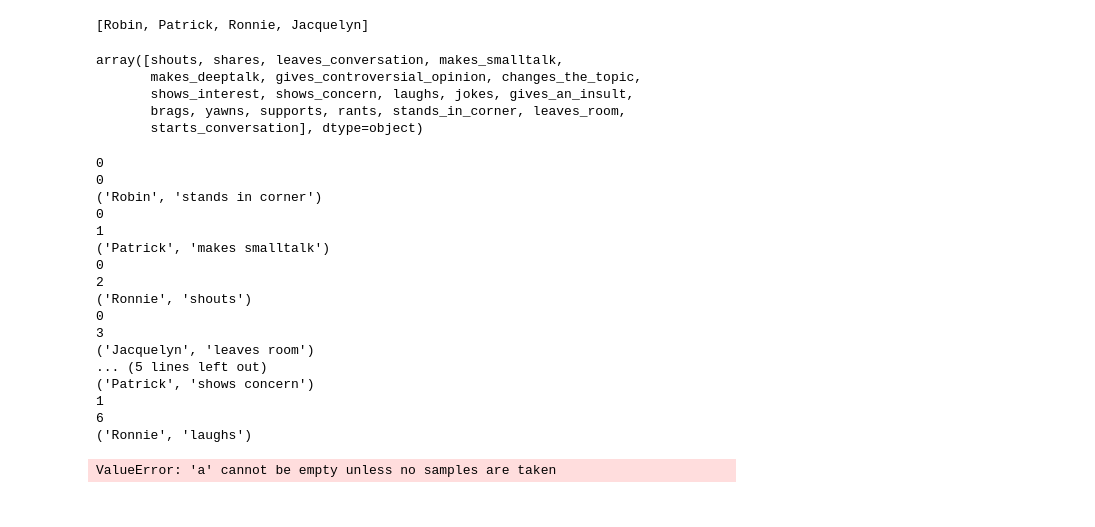
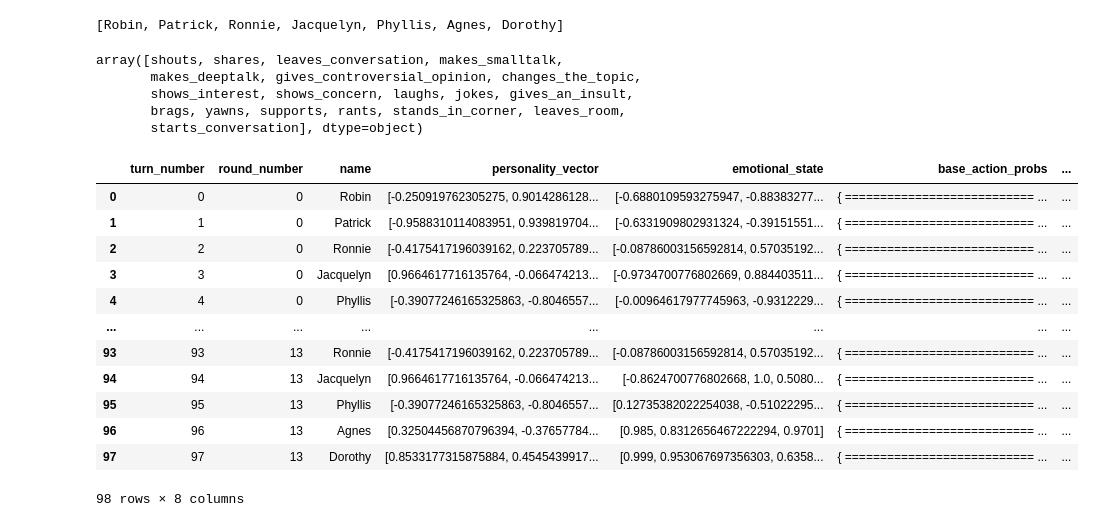
Before and after one commit to mnsinclair/singularity, a Jupyter notebook: metacode.ipynb, the cells around one changed output. Saved outputs shown, nothing was run; the diff lists cells and outputs as text; code cells hidden in the pictures.

```diff
--- a/metacode.ipynb
+++ b/metacode.ipynb
@@ -29,7 +29,7 @@ ROOMS = [HALL, KITCHEN, LOUNGE]
 names = metacode_helpers.get_names(num_names=32)
 np.random.seed(42)
 ALL_PEOPLE = []
-for personality_number in range(4):
+for personality_number in range(7):
     personality_vector = np.random.uniform(low = -1, high = 1, size = 5)
     initial_emotional_state_vector = np.random.uniform(low = -1, high = 1, size = 3)
     initial_location_state = np.random.choice(ROOMS)
@@ -38,7 +38,7 @@ for personality_number in range(4):
 # %%
 ALL_PEOPLE
 # %% [output]
-[Robin, Patrick, Ronnie, Jacquelyn]
+[Robin, Patrick, Ronnie, Jacquelyn, Phyllis, Agnes, Dorothy]
 # %%
 ALL_POSSIBLE_ACTIONS
 # %% [output]
@@ -64,7 +64,7 @@ def log_snapshot(log, snapshot, turn_number, round_number):
         log[key].append(val)
 
 turn_number = 0
-for round_number in range(10):
+for round_number in range(14):
     for person in ALL_PEOPLE:
         partner = person.get_conversation_partner()
         log_snapshot(person_before_action_log, person.get_snapshot(), turn_number, round_number)
@@ -72,8 +72,8 @@ for round_number in range(10):
             log_snapshot(partner_before_action_log, person.get_conversation_partner().get_snapshot(), turn_number, round_number)
 
         # The person can start a conversation only if there's someone free to chat in their current room.
-        available_room_act = ALL_ROOM_ACTIONS if person.get_location_state().is_someone_free_to_chat() else [action for action in ALL_ROOM_ACTIONS if action.get_name() != "starts_conversation"]
-
+        available_room_act = ALL_ROOM_ACTIONS if person.get_location_state().is_someone_free_to_chat(person) else [action for action in ALL_ROOM_ACTIONS if action.get_name() != "starts_conversation"]
+        #print(available_room_act, "free?", person.get_location_state().is_someone_free_to_chat(person))
         # If in a conversation, the person can select any action, including leaving.
         action = person.action_selection(available_conv_act=ALL_CONVERSATION_ACTIONS) if person.has_conversation_partner() else person.action_selection(available_room_act=available_room_act)
 
@@ -82,52 +82,59 @@ for round_number in range(10):
             # Change this person's emotional state
             person.update_emotional_state_vector(action, isOwnAction = True)
             # Change the partner's emotional state
             partner.update_emotional_state_vector(action, isOwnAction = False)
 
             if action.get_name() == "leaves_conversation":
                 # The conversation has ended, so both people now don't have conversation partners.
                 person.set_conversation_partner(None)
                 partner.set_conversation_partner(None)
 
         else: # Otherwise, deal with the room action
             if action.get_name() == "leaves_room":
                 next_room = person.get_next_room()
                 person.move_to_room(next_room)
             if action.get_name() == "starts_conversation":
                 # NOTE whether this is possible is handled by the action selection function
                 # Find a person in the room who is free to chat
                 current_room = person.get_location_state()
                 partner = current_room.get_new_conversation_partner_for(person)
                 person.set_conversation_partner(partner)
                 partner.set_conversation_partner(person)
 
         log_snapshot(action_log, action.get_snapshot(), turn_number, round_number)
         log_snapshot(person_after_action_log, person.get_snapshot(), turn_number, round_number)
         if partner:
             log_snapshot(partner_after_action_log, partner.get_snapshot(), turn_number, round_number)
 
         message = person.get_name(), ' '.join(action.get_name().split("_"))
-        print(round_number)
-        print(turn_number)
-        print(message)
+        #print(round_number)
+        #print(turn_number)
+        #if partner:
+            #print(message, 'To:', partner.get_name())
+        #else:
+            #print(message)
         turn_number += 1
+
+#pd.DataFrame(action_log)
+pd.DataFrame(person_before_action_log)
+
+
+#print(person_after_action_log)
+##print(partner_before_action_log)
+#print(partner_after_action_log)
+#print(room_log)#
 # %% [output]
+|  | turn_number | round_number | name | personality_vector | emotional_state | base_action_probs | ... |
+| 0 | 0 | 0 | Robin | [-0.250919762305275, 0.9014286128... | [-0.6880109593275947, -0.88383277... | { =========================== ... | ... |
+| 1 | 1 | 0 | Patrick | [-0.9588310114083951, 0.939819704... | [-0.6331909802931324, -0.39151551... | { =========================== ... | ... |
+| 2 | 2 | 0 | Ronnie | [-0.4175417196039162, 0.223705789... | [-0.08786003156592814, 0.57035192... | { =========================== ... | ... |
+| 3 | 3 | 0 | Jacquelyn | [0.9664617716135764, -0.066474213... | [-0.9734700776802669, 0.884403511... | { =========================== ... | ... |
+| 4 | 4 | 0 | Phyllis | [-0.39077246165325863, -0.8046557... | [-0.00964617977745963, -0.9312229... | { =========================== ... | ... |
+| ... | ... | ... | ... | ... | ... | ... | ... |
+| 93 | 93 | 13 | Ronnie | [-0.4175417196039162, 0.223705789... | [-0.08786003156592814, 0.57035192... | { =========================== ... | ... |
+| 94 | 94 | 13 | Jacquelyn | [0.9664617716135764, -0.066474213... | [-0.8624700776802668, 1.0, 0.5080... | { =========================== ... | ... |
+| 95 | 95 | 13 | Phyllis | [-0.39077246165325863, -0.8046557... | [0.12735382022254038, -0.51022295... | { =========================== ... | ... |
+| 96 | 96 | 13 | Agnes | [0.32504456870796394, -0.37657784... | [0.985, 0.8312656467222294, 0.9701] | { =========================== ... | ... |
+| 97 | 97 | 13 | Dorothy | [0.8533177315875884, 0.4545439917... | [0.999, 0.953067697356303, 0.6358... | { =========================== ... | ... |
-0
-0
-('Robin', 'stands in corner')
-0
-1
-('Patrick', 'makes smalltalk')
-0
-2
-('Ronnie', 'shouts')
-0
-3
-('Jacquelyn', 'leaves room')
-... (5 lines left out)
-('Patrick', 'shows concern')
-1
-6
-('Ronnie', 'laughs')
+98 rows × 8 columns
-ValueError: 'a' cannot be empty unless no samples are taken
 # %%
```
Also changed, not shown: parts of 4 cells of this notebook, 11 other files.
